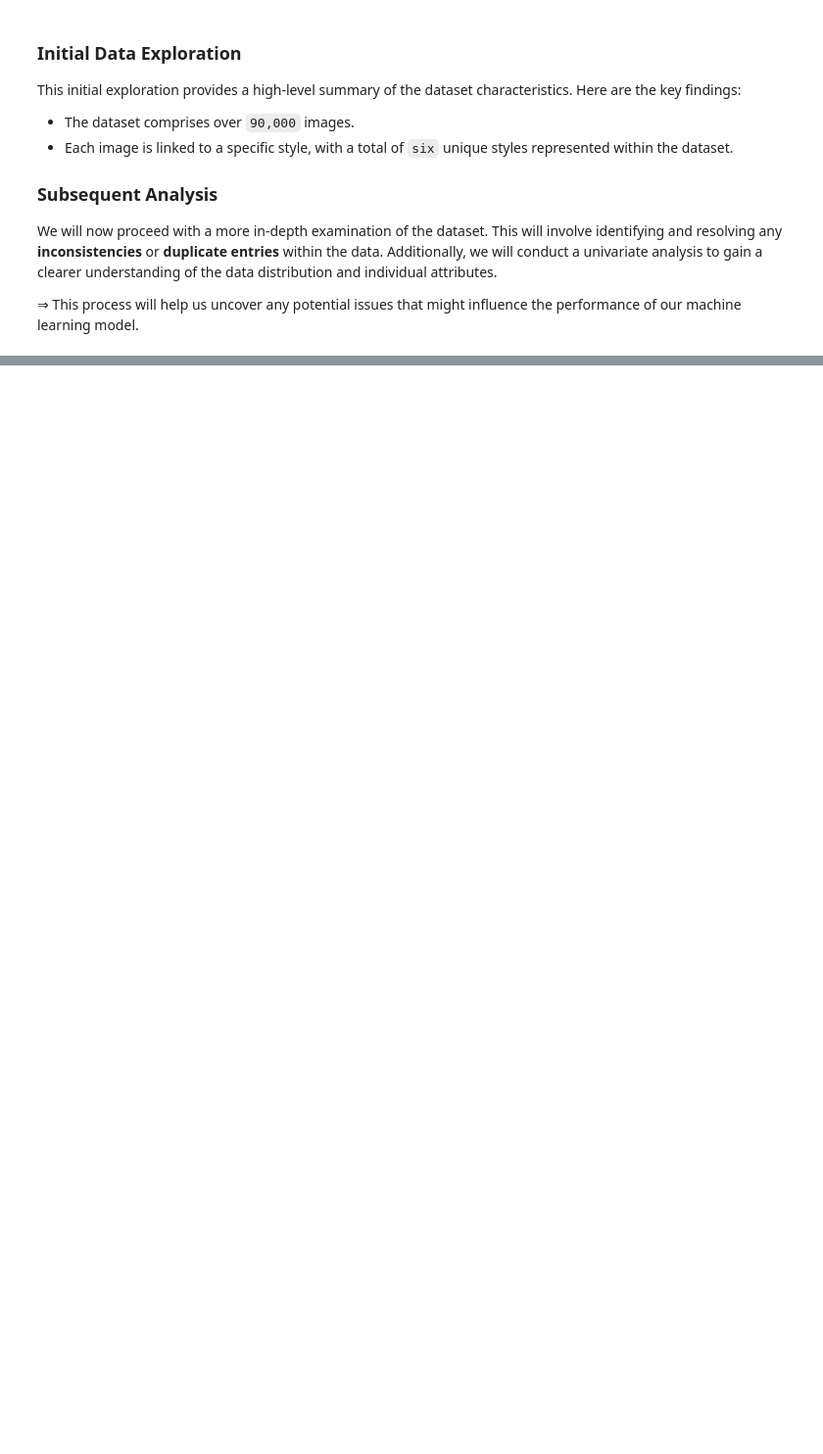
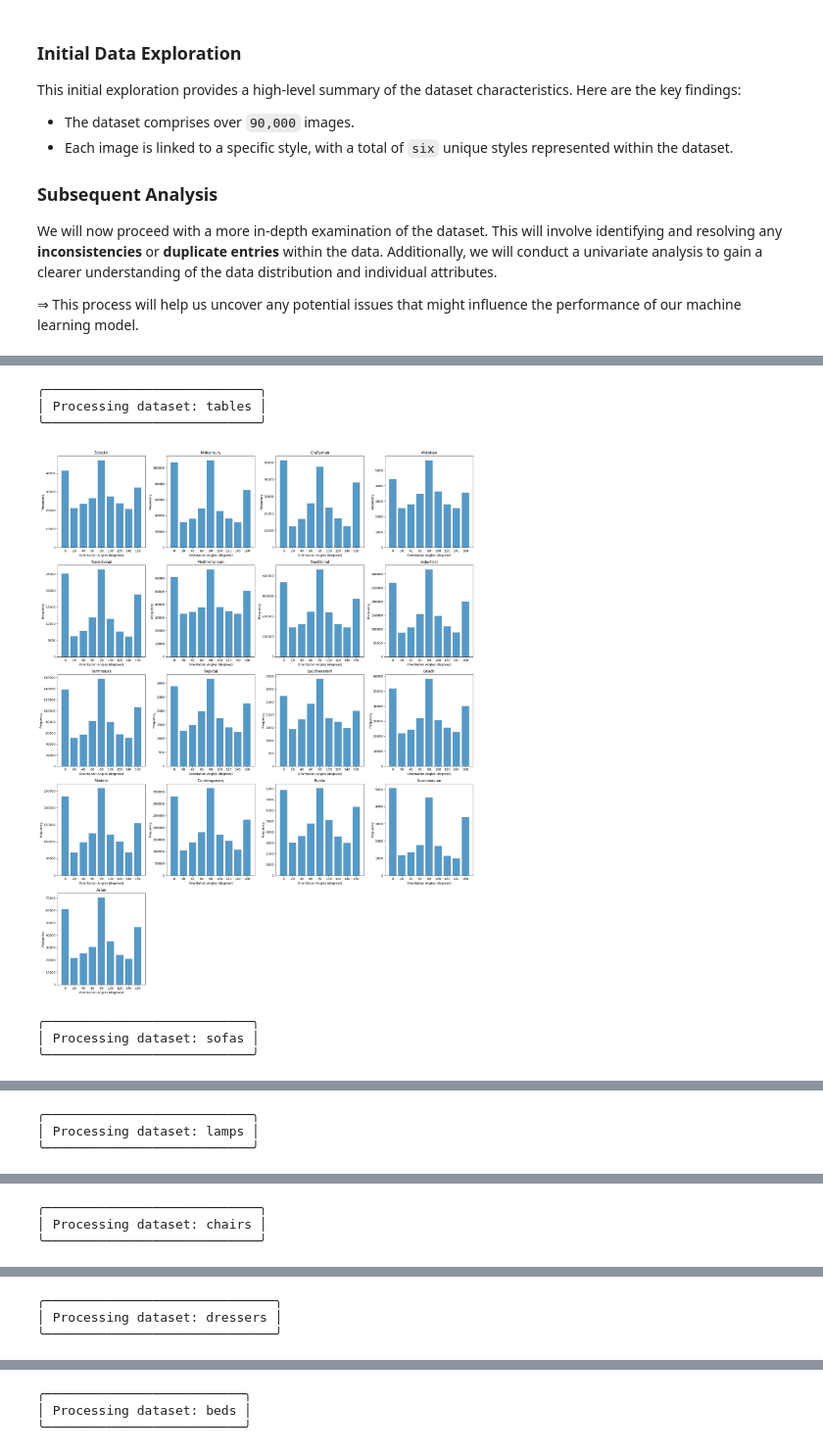
Before and after one commit to Mudoker/furniture-recognition-model, a Jupyter notebook: notebooks/data_analysis/exploratory_data_analysis.ipynb, the cells around one changed output, grey strips where cells are left out. Shown at 98% size. Cells and saved outputs as stored; diff of their text form; code cells hidden in the pictures; blank space fills up the shorter version.

```diff
--- a/notebooks/data_analysis/exploratory_data_analysis.ipynb
+++ b/notebooks/data_analysis/exploratory_data_analysis.ipynb
@@ -351,0 +558,10 @@ for category, folder_path in image_dir.items():
+# %%
+analyze_hog_subfolders(image_dir)
+# %% [output]
+╭────────────────────────────╮
+│ Processing dataset: tables │
+╰────────────────────────────╯
+[figure, added]
+╭───────────────────────────╮
+│ Processing dataset: sofas │
+╰───────────────────────────╯
@@ -351,0 +569,3 @@ for category, folder_path in image_dir.items():
+╭───────────────────────────╮
+│ Processing dataset: lamps │
+╰───────────────────────────╯
@@ -351,0 +573,3 @@ for category, folder_path in image_dir.items():
+╭────────────────────────────╮
+│ Processing dataset: chairs │
+╰────────────────────────────╯
@@ -351,0 +577,3 @@ for category, folder_path in image_dir.items():
+╭──────────────────────────────╮
+│ Processing dataset: dressers │
+╰──────────────────────────────╯
@@ -351,0 +581,3 @@ for category, folder_path in image_dir.items():
+╭──────────────────────────╮
+│ Processing dataset: beds │
+╰──────────────────────────╯
```
Also changed, not shown: parts of 15 cells of this notebook, 12 other files.
